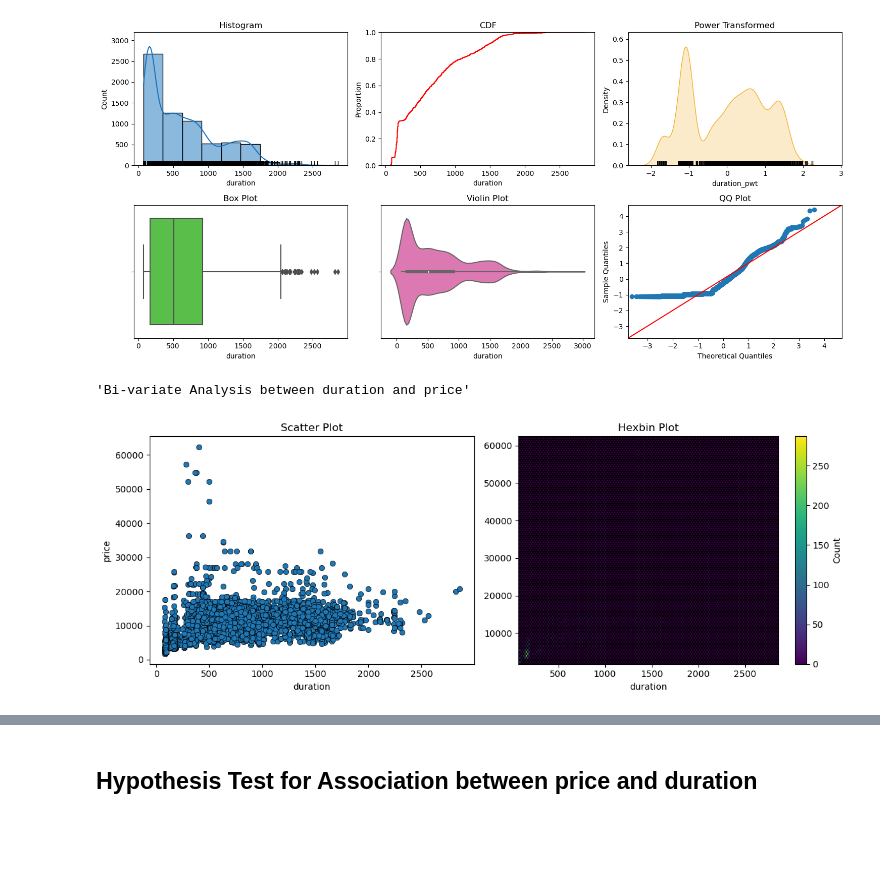
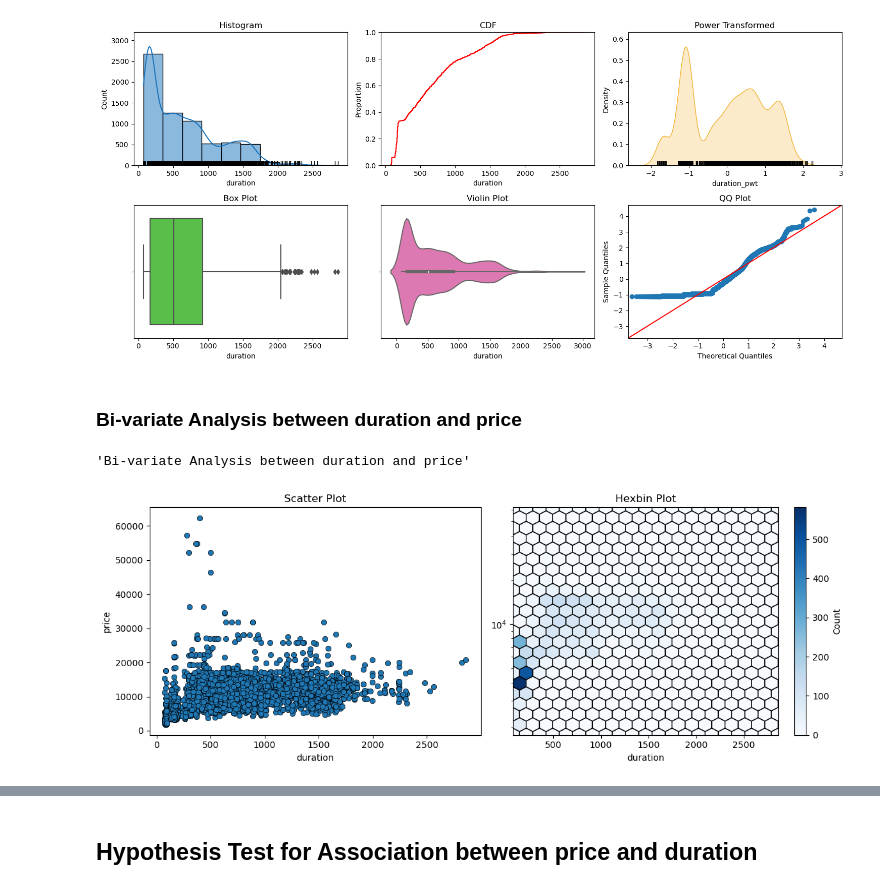
Before and after one commit to ogetijyothika/flight-price-prediction-project, a Jupyter notebook: notebooks/EDA.ipynb, the cells around one changed output, grey strips where cells are left out. Drawn from its saved outputs; the diff is of its cells as text; code cells hidden in the pictures; blank space fills up the shorter version.

```diff
--- a/notebooks/EDA.ipynb
+++ b/notebooks/EDA.ipynb
@@ -694,6 +694,8 @@ eda_helper_functions.num_univar_plots(train,"duration")
 Univariate Analysis of duration
 [interactive output not drawn]
 [figure]
+# %% [markdown]
+### Bi-variate Analysis between duration and price
 # %%
 from IPython.display import display
 
@@ -714,31 +716,34 @@ def num_bivar_plots(data, var_x, var_y, figsize=(12, 4.5), scatter_kwargs=dict()
     )
     axes[0].set(title="Scatter Plot")
 
     # hexbin plot
     col_x = data.loc[:, var_x]
     col_y = data.loc[:, var_y]
     hexbin = axes[1].hexbin(
         x=col_x,
         y=col_y,
         edgecolor="black",
+        yscale="log",
+        gridsize=20,
+        cmap="Blues",
         **hexbin_kwargs
     )
     axes[1].set(
         title="Hexbin Plot",
         xlabel=var_x,
         xlim=(col_x.min(), col_x.max()),
         ylim=(col_y.min(), col_y.max())
     )
     cb = plt.colorbar(
         hexbin,
         ax=axes[1],
         label="Count"
     )
 
     plt.tight_layout()
     plt.show()
 
 num_bivar_plots(train,"duration","price")
 # %% [output]
 'Bi-variate Analysis between duration and price'
-[figure, old version]
+[figure, new version]
```
Also changed, not shown: parts of 1 cell of this notebook.
